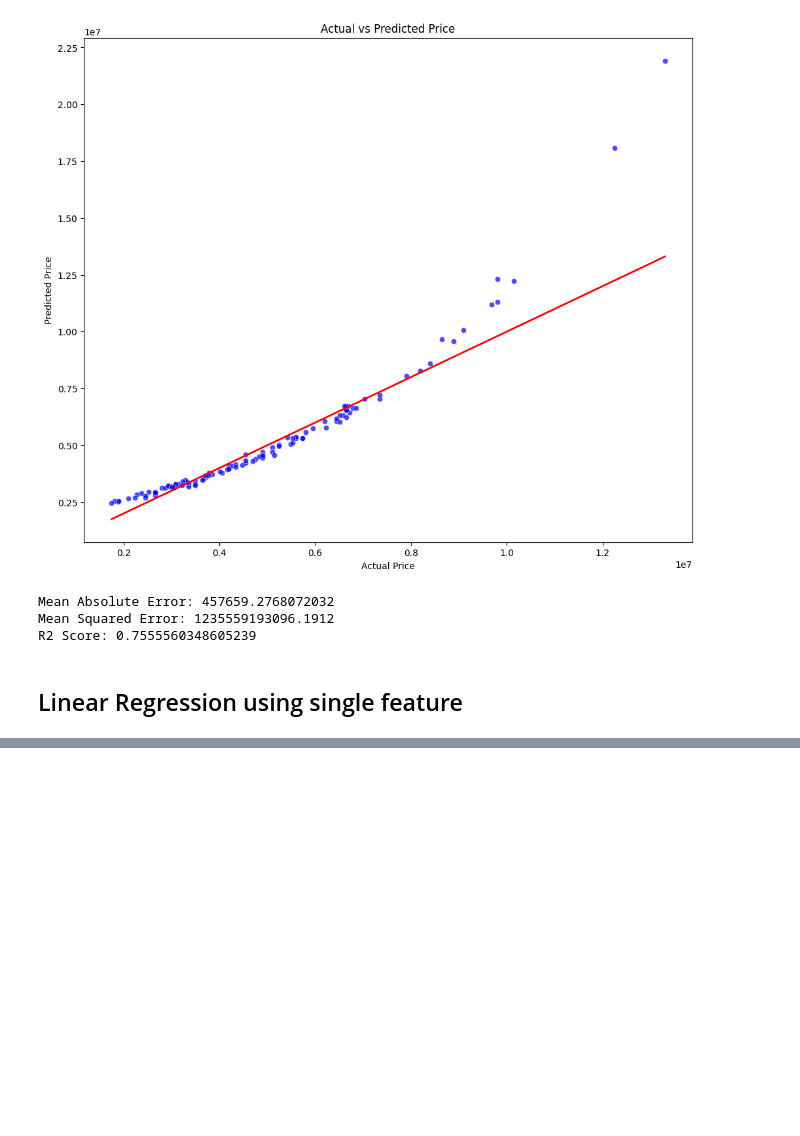
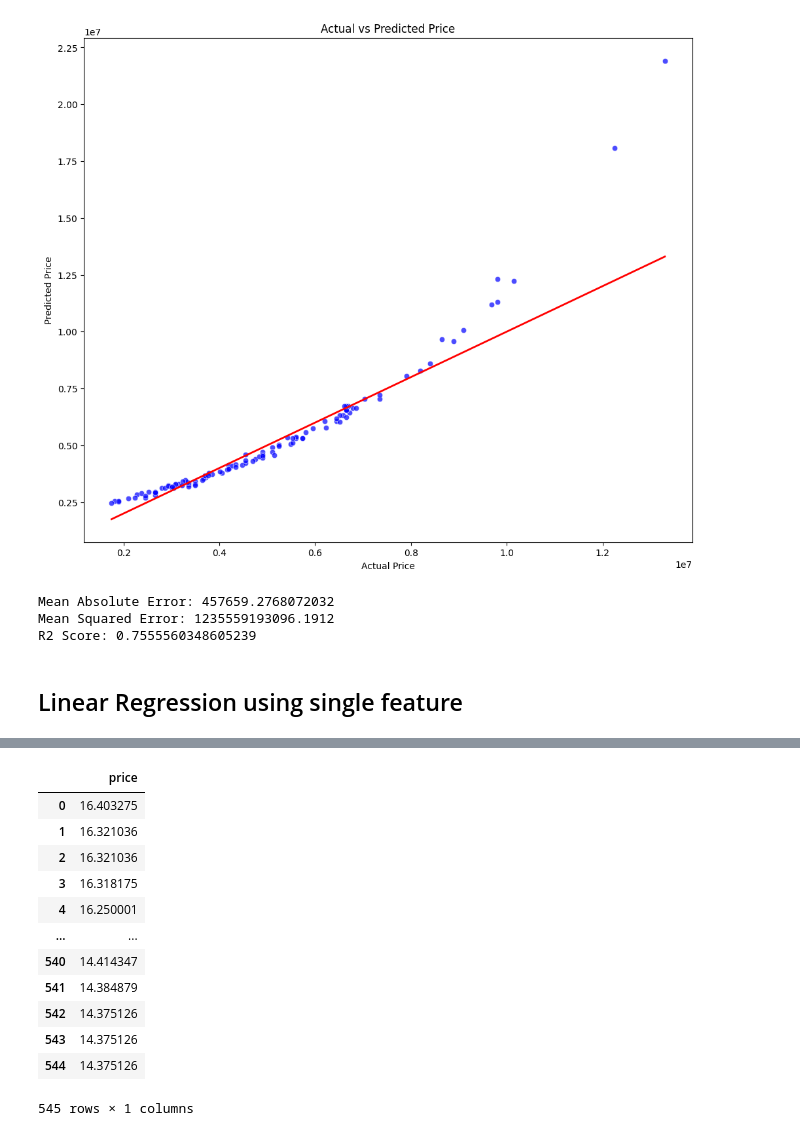
Before and after one commit to Hr15h1/AI_semII, a Jupyter notebook: house price prediction.ipynb, the cells around one changed output, grey strips where cells are left out. Saved outputs shown, nothing was run; the diff lists cells and outputs as text; code cells hidden in the pictures; blank space fills up the shorter version.

```diff
--- a/house price prediction.ipynb
+++ b/house price prediction.ipynb
@@ -248,0 +246,17 @@ area = dset_copy.iloc[:, 1:2]
+# %%
+log_prices = np.log(prices)
+log_prices
+# %% [output]
+|  | price |
+| 0 | 16.403275 |
+| 1 | 16.321036 |
+| 2 | 16.321036 |
+| 3 | 16.318175 |
+| 4 | 16.250001 |
+| ... | ... |
+| 540 | 14.414347 |
+| 541 | 14.384879 |
+| 542 | 14.375126 |
+| 543 | 14.375126 |
+| 544 | 14.375126 |
+545 rows × 1 columns
```
Also changed, not shown: parts of 5 cells of this notebook.
